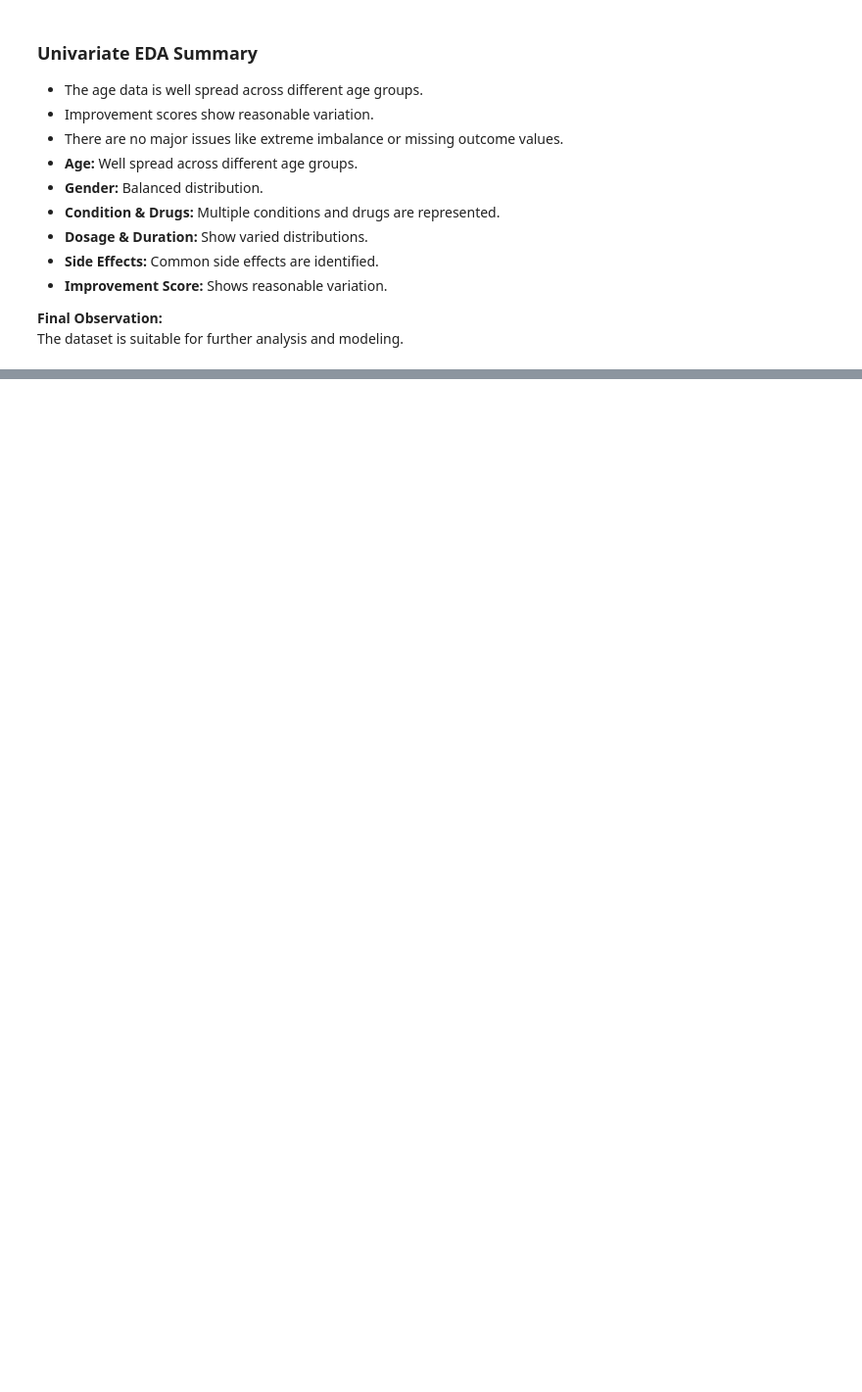
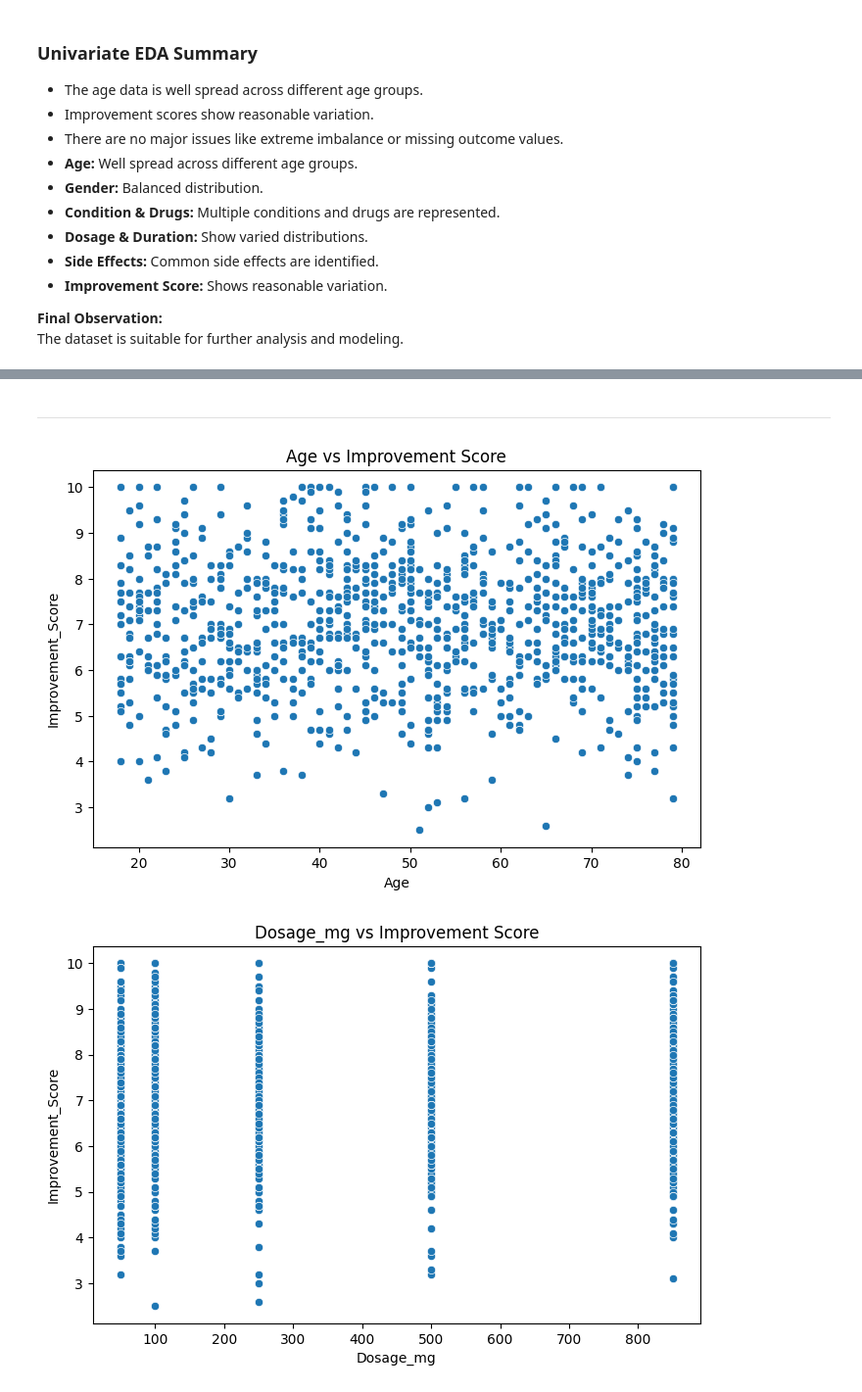
Before and after one commit to madesh405/Drug_Data_Analysis, a Jupyter notebook: notebook/data_understanding_and_EDA.ipynb, the cells around one changed output, grey strips where cells are left out. Shown at 98% size. Saved outputs shown, nothing was run; the diff lists cells and outputs as text; code cells hidden in the pictures; blank space fills up the shorter version.

```diff
--- a/notebook/data_understanding_and_EDA.ipynb
+++ b/notebook/data_understanding_and_EDA.ipynb
@@ -224,0 +281,14 @@ The dataset is suitable for further analysis and modeling.
+# %% [markdown]
+---
+# %%
+# Numerical variables vs Improvement Score
+numerical_cols = ['Age', 'Dosage_mg', 'Treatment_Duration_days']
+
+for col in numerical_cols:
+    plt.figure(figsize=(8, 5))
+    sns.scatterplot(x=col, y='Improvement_Score', data=df)
+    plt.title(f"{col} vs Improvement Score")
+    plt.show()
+# %% [output]
+[figure, added]
+[figure, added]
```
Also changed, not shown: parts of 23 cells of this notebook.
